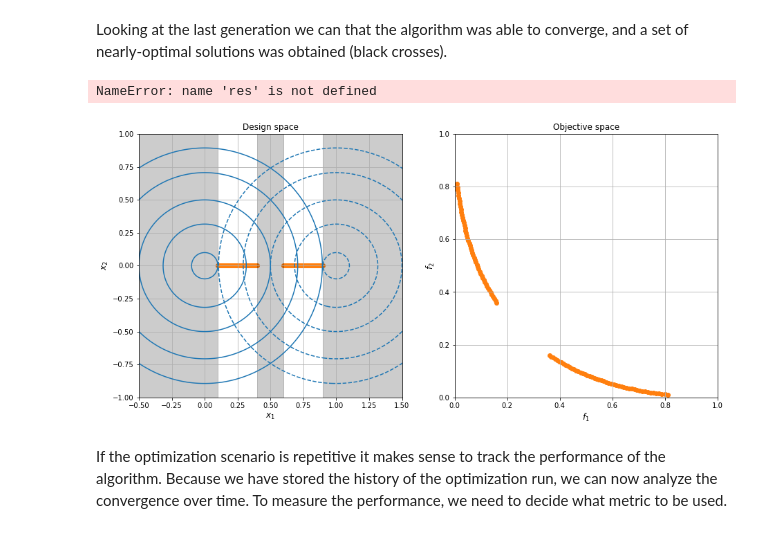
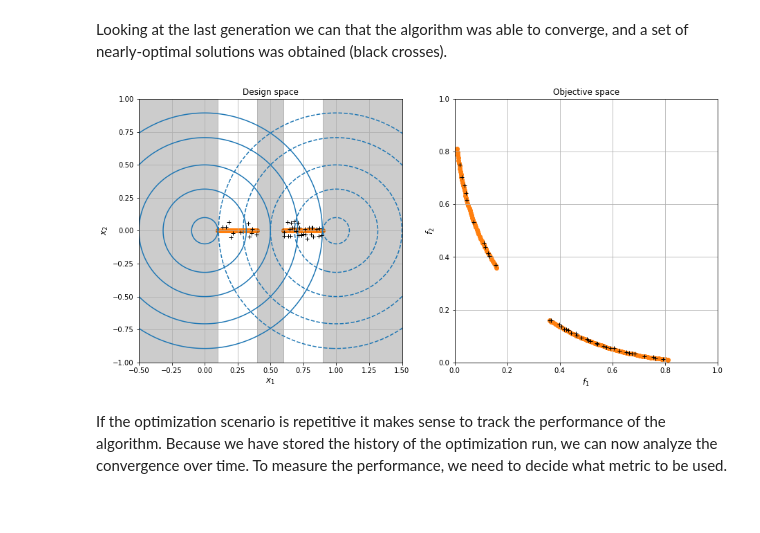
Before and after one commit to DavidWalz/mind-dump, a Jupyter notebook: packages/pymoo.ipynb, the cells around one changed output. Saved outputs shown, nothing was run; the diff lists cells and outputs as text; code cells hidden in the pictures.

```diff
--- a/packages/pymoo.ipynb
+++ b/packages/pymoo.ipynb
@@ -180,24 +180,23 @@ Looking at the last generation we can that the algorithm was able to converge, a
 # %%
 fig, (ax1, ax2) = plt.subplots(1, 2, figsize=(15, 7))
 
 ax1.contour(X1, X2, F1, levels=[0.01, 0.1, 0.25, 0.5, 0.8], colors="C0")
 ax1.contour(X1, X2, F2, levels=[0.01, 0.1, 0.25, 0.5, 0.8], colors="C0", linestyles="dashed")
 ax1.scatter(*X_pareto.T, color="C1")
 ax1.axvspan(-0.5, 0.1, color="black", alpha=0.2)
 ax1.axvspan(0.4, 0.6, color="black", alpha=0.2)
 ax1.axvspan(0.9, 1.5, color="black", alpha=0.2)
 ax1.set(xlim=(-0.5, 1.5), ylim=(-1, 1), xlabel="$x_1$", ylabel="$x_2$", title="Design space")
 ax1.grid()
 
 ax2.scatter(*F_pareto.T, color="C1")
 ax2.set(xlim=(0, 1), ylim=(0, 1), xlabel="$f_1$", ylabel="$f_2$", title='Objective space')
 ax2.grid()
 
-ax1.plot(*res.X.T, 'k+')
-ax2.plot(*res.F.T, 'k+');
+ax1.plot(*results.X.T, 'k+')
+ax2.plot(*results.F.T, 'k+');
 # %% [output]
-NameError: name 'res' is not defined
-[figure, old version]
+[figure, new version]
 # %% [markdown]
 If the optimization scenario is repetitive it makes sense to track the performance of the algorithm. Because we have stored the history of the optimization run, we can now analyze the convergence over time. To measure the performance, we need to decide what metric to be used.
 # %%
```
Also changed, not shown: parts of 1 cell of this notebook.
